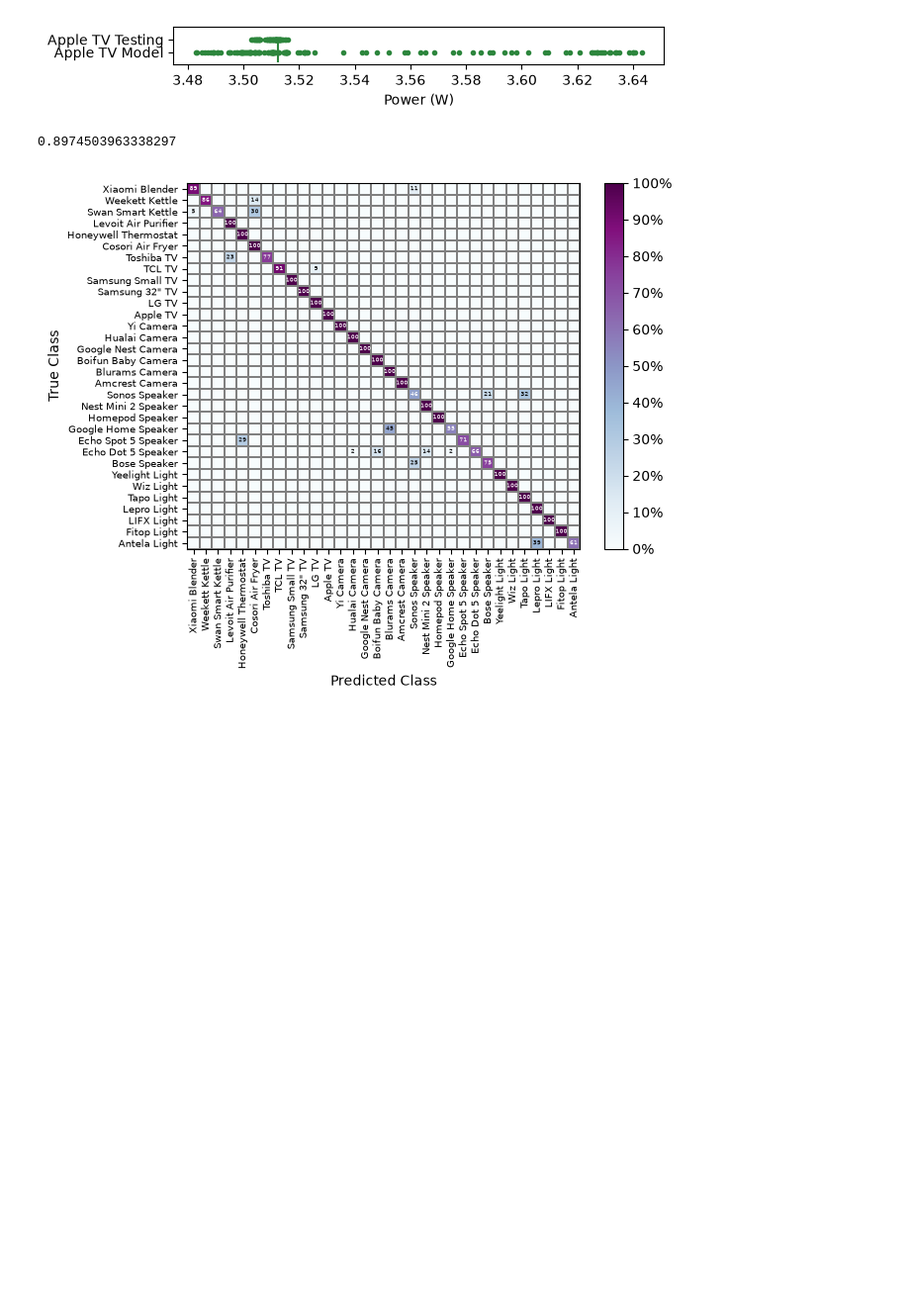
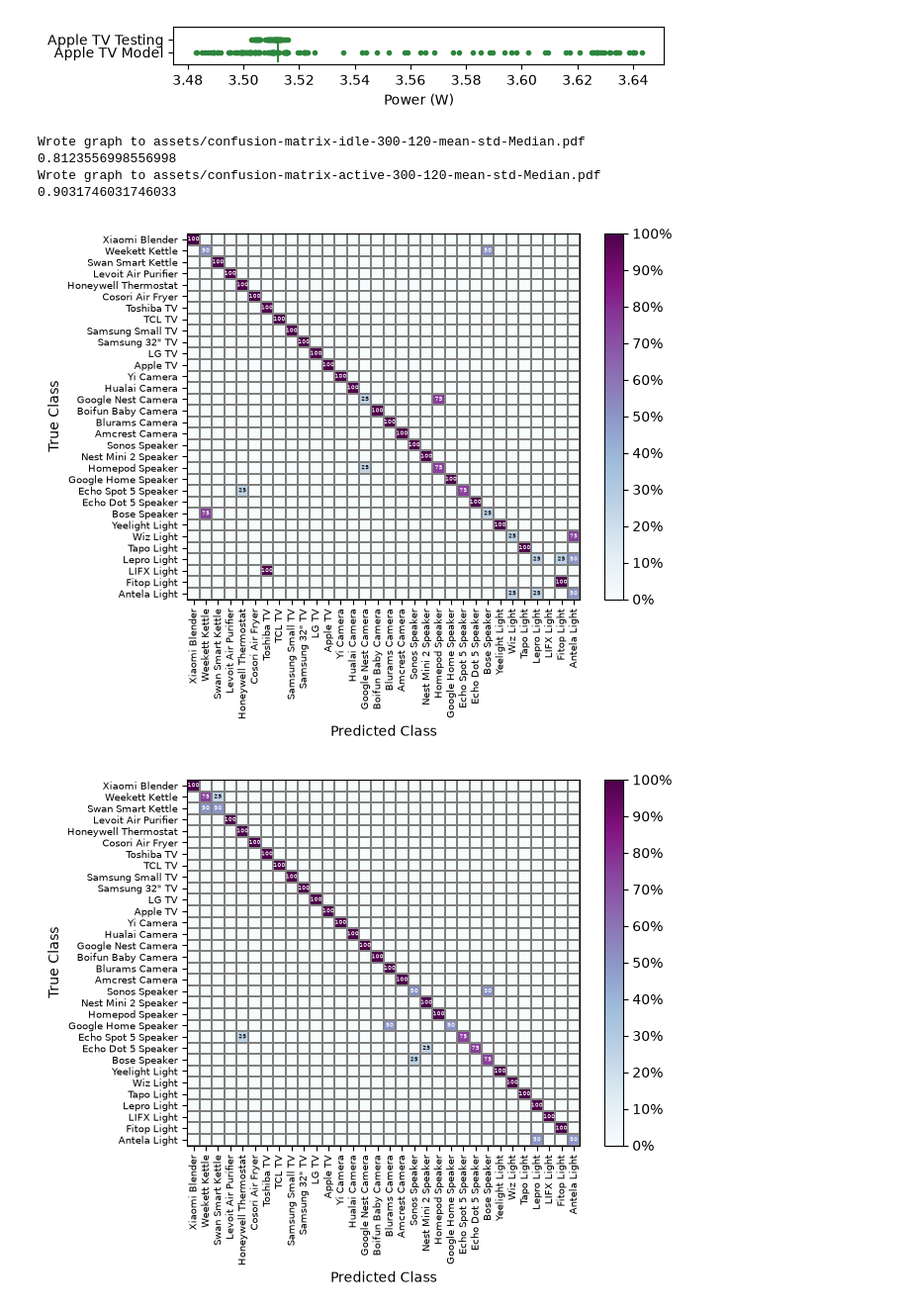
Before and after one commit to JackRobbers/thesis, a Jupyter notebook: analysis.ipynb, the cells around one changed output. Shown at 99% size. Drawn from its saved outputs; the diff is of its cells as text; code cells hidden in the pictures; blank space fills up the shorter version.

```diff
--- a/analysis.ipynb
+++ b/analysis.ipynb
@@ -346,16 +326,33 @@ plt.show()
 # %%
 # | label: mu sigma
 
 mu_sigma = Experiment(
     c,
-    State.ACTIVE,
+    State.IDLE,
     [Metric.MEAN, Metric.STD],
-    180,
-    10,
+    Classifier.Median,
+    300,
+    120,
 )
 
 graph_confusion_matrix(mu_sigma)
 print(mu_sigma.f1_macro_average)
+
+mu_sigma = Experiment(
+    c,
+    State.ACTIVE,
+    [Metric.MEAN, Metric.STD],
+    Classifier.Median,
+    300,
+    120,
+)
+
+graph_confusion_matrix(mu_sigma)
+print(mu_sigma.f1_macro_average)
 # %% [output]
-0.8974503963338297
+Wrote graph to assets/confusion-matrix-idle-300-120-mean-std-Median.pdf
+0.8123556998556998
+Wrote graph to assets/confusion-matrix-active-300-120-mean-std-Median.pdf
+0.9031746031746033
-[figure, old version]
+[figure, new version]
+[figure, added]
```
Also changed, not shown: parts of 9 cells of this notebook, 2 other files.
